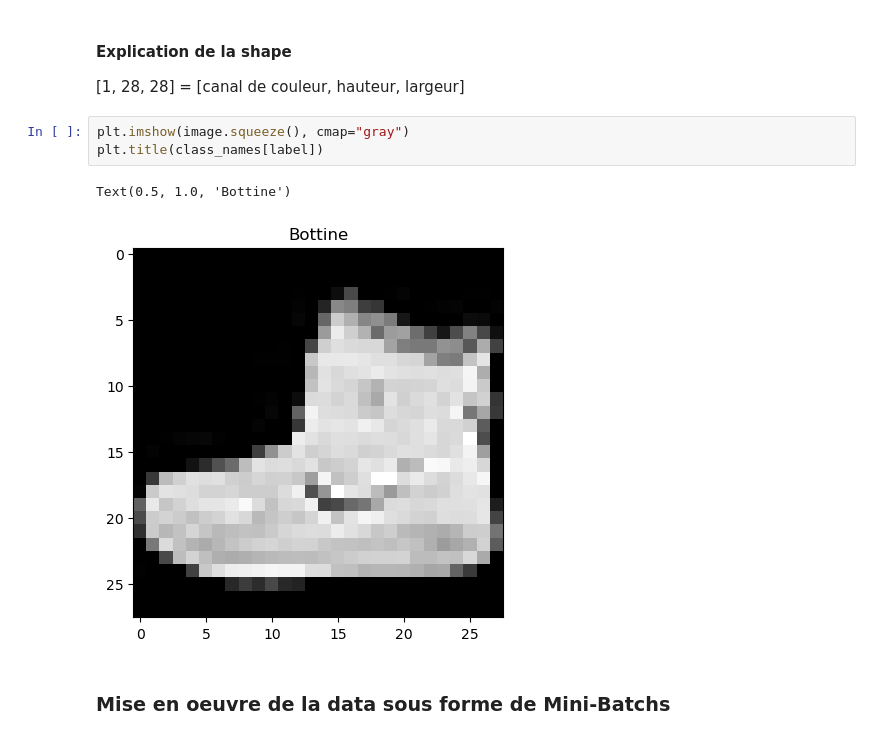
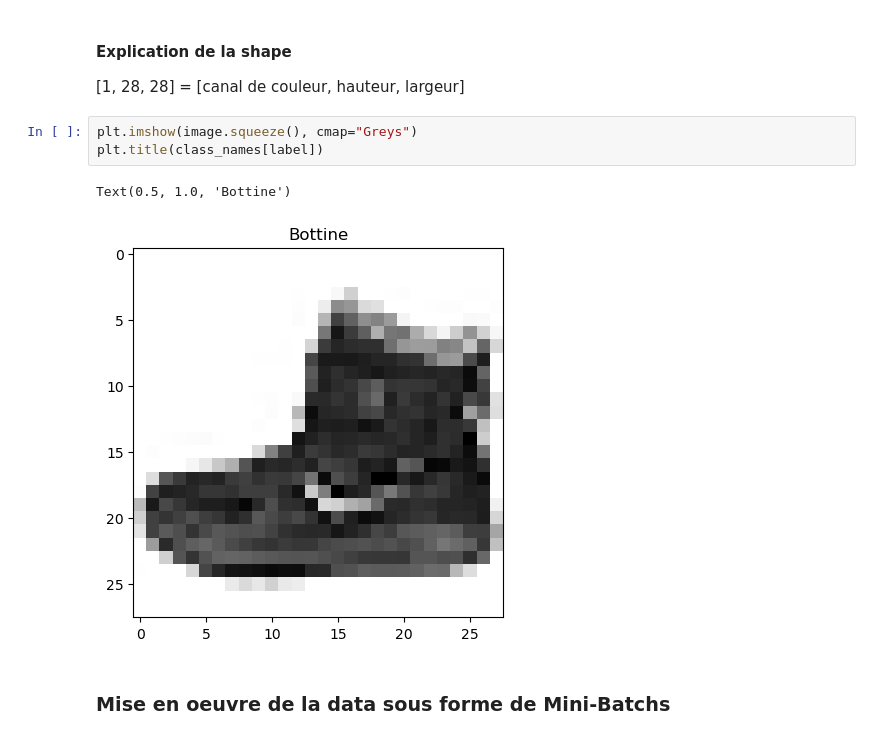
Before and after one commit to smartful/convolutional_neural_network_pytorch, a Jupyter notebook: classification_images.ipynb, the cells around one changed output. Drawn from its saved outputs; the diff is of its cells as text.

Commit message:
change colormaps on data visualisation

```diff
--- a/classification_images.ipynb
+++ b/classification_images.ipynb
@@ -122,11 +122,11 @@ label : 9
 #### Explication de la shape
 [1, 28, 28] = [canal de couleur, hauteur, largeur]
 # %%
-plt.imshow(image.squeeze(), cmap="gray")
+plt.imshow(image.squeeze(), cmap="Greys")
 plt.title(class_names[label])
 # %% [output]
 Text(0.5, 1.0, 'Bottine')
-[figure, old version]
+[figure, new version]
 # %% [markdown]
 ### Mise en oeuvre de la data sous forme de Mini-Batchs
 # %%
```
Also changed, not shown: parts of 13 cells of this notebook.
